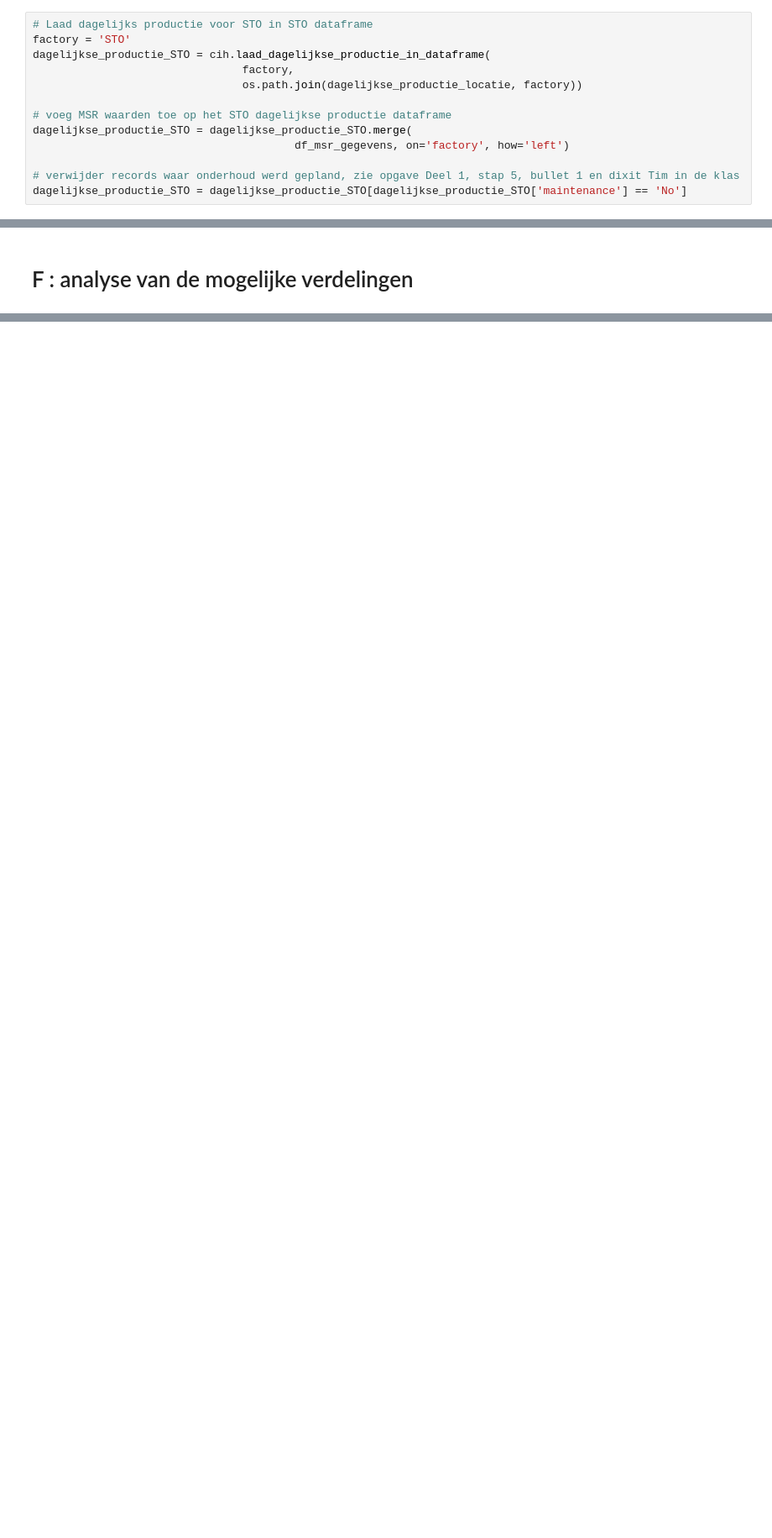
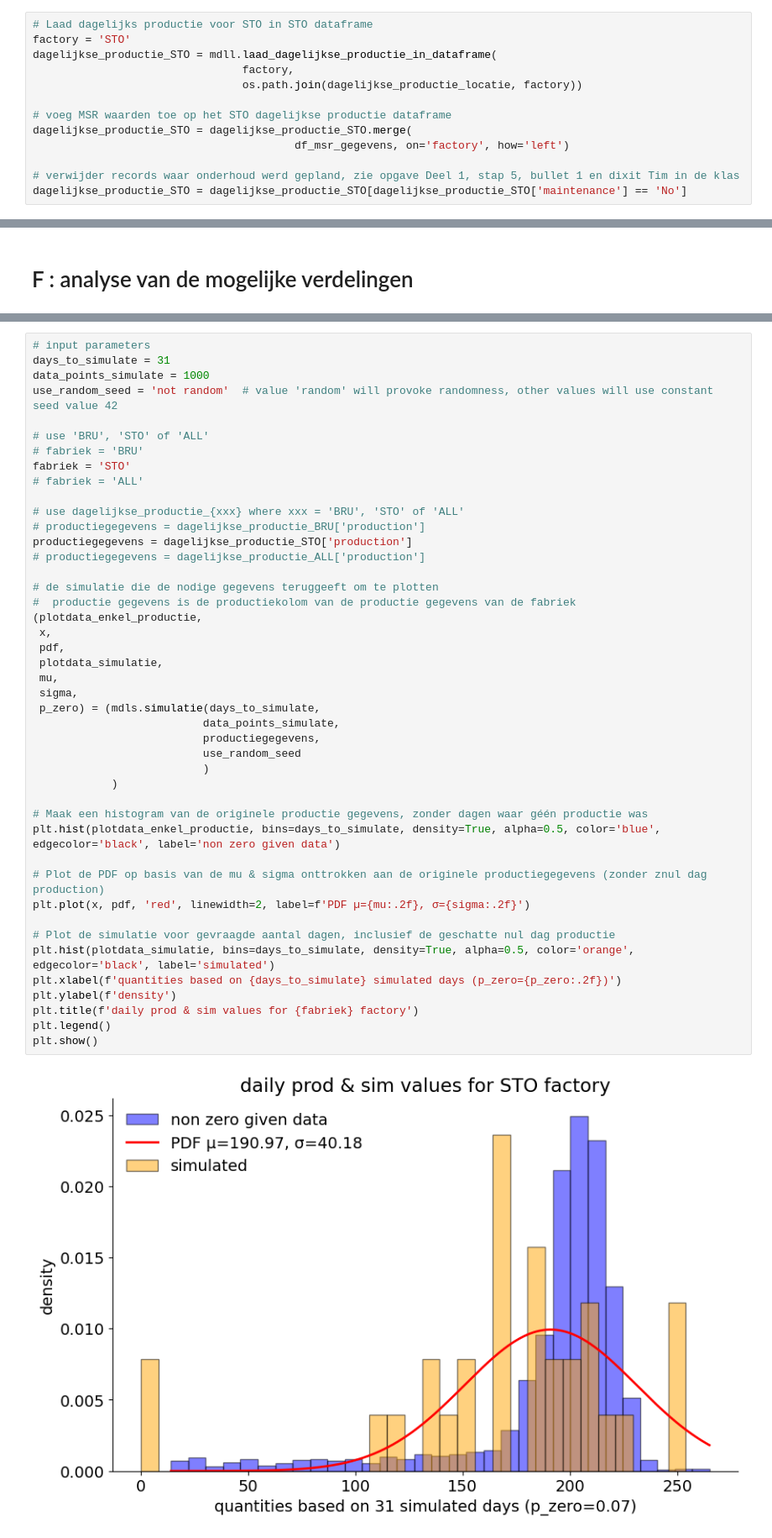
Before and after one commit to timsideanotmine/production, a Jupyter notebook: notebooks/productiemodel.ipynb, the cells around one changed output, grey strips where cells are left out. Shown at 84% size. Drawn from its saved outputs; the diff is of its cells as text; blank space fills up the shorter version.

```diff
--- a/notebooks/productiemodel.ipynb
+++ b/notebooks/productiemodel.ipynb
@@ -57,7 +63,7 @@ dagelijkse_productie_BRU = dagelijkse_productie_BRU[dagelijkse_productie_BRU['ma
 # %%
 # Laad dagelijks productie voor STO in STO dataframe
 factory = 'STO'
-dagelijkse_productie_STO = cih.laad_dagelijkse_productie_in_dataframe(
+dagelijkse_productie_STO = mdll.laad_dagelijkse_productie_in_dataframe(
                                 factory,
                                 os.path.join(dagelijkse_productie_locatie, factory))
 
@@ -653 +467,47 @@ plt.show()
+# %%
+# input parameters
+days_to_simulate = 31
+data_points_simulate = 1000
+use_random_seed = 'not random'  # value 'random' will provoke randomness, other values will use constant seed value 42
+
+# use 'BRU', 'STO' of 'ALL'
+# fabriek = 'BRU'
+fabriek = 'STO'
+# fabriek = 'ALL'
+
+# use dagelijkse_productie_{xxx} where xxx = 'BRU', 'STO' of 'ALL'
+# productiegegevens = dagelijkse_productie_BRU['production']
+productiegegevens = dagelijkse_productie_STO['production']
+# productiegegevens = dagelijkse_productie_ALL['production']
+
+# de simulatie die de nodige gegevens teruggeeft om te plotten
+#  productie gegevens is de productiekolom van de productie gegevens van de fabriek
+(plotdata_enkel_productie,
+ x,
+ pdf,
+ plotdata_simulatie,
+ mu,
+ sigma,
+ p_zero) = (mdls.simulatie(days_to_simulate,
+                          data_points_simulate,
+                          productiegegevens,
+                          use_random_seed
+                          )
+            )
+
+# Maak een histogram van de originele productie gegevens, zonder dagen waar géén productie was
+plt.hist(plotdata_enkel_productie, bins=days_to_simulate, density=True, alpha=0.5, color='blue', edgecolor='black', label='non zero given data')
+
+# Plot de PDF op basis van de mu & sigma onttrokken aan de originele productiegegevens (zonder znul dag production)
+plt.plot(x, pdf, 'red', linewidth=2, label=f'PDF µ={mu:.2f}, σ={sigma:.2f}')
+
+# Plot de simulatie voor gevraagde aantal dagen, inclusief de geschatte nul dag productie
+plt.hist(plotdata_simulatie, bins=days_to_simulate, density=True, alpha=0.5, color='orange', edgecolor='black', label='simulated')
+plt.xlabel(f'quantities based on {days_to_simulate} simulated days (p_zero={p_zero:.2f})')
+plt.ylabel(f'density')
+plt.title(f'daily prod & sim values for {fabriek} factory')
+plt.legend()
+plt.show()
+# %% [output]
+[figure, added]
 # %% [markdown]
```
Also changed, not shown: parts of 40 cells of this notebook, 8 other files.
